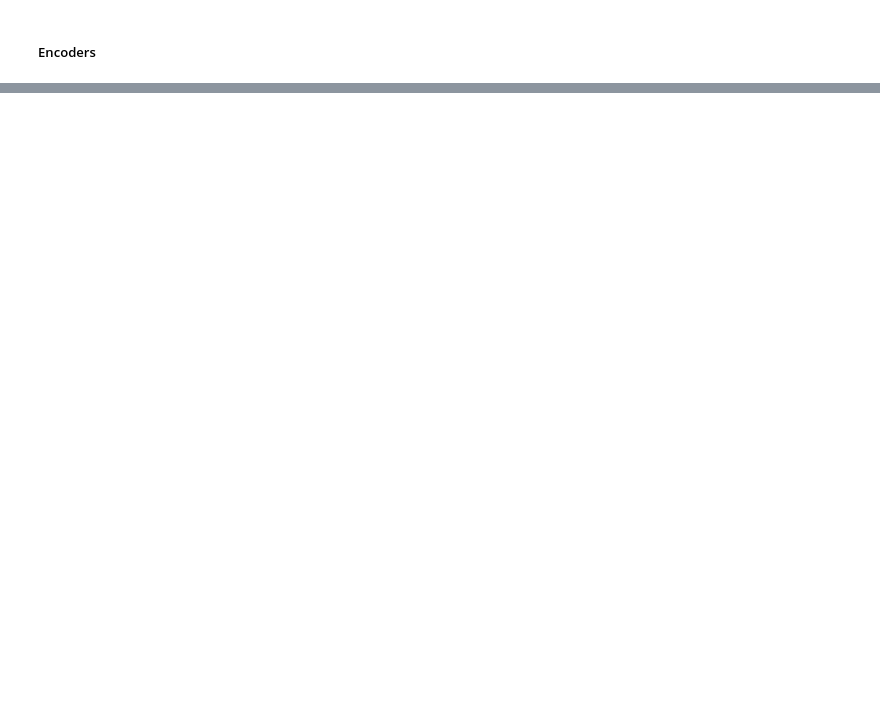
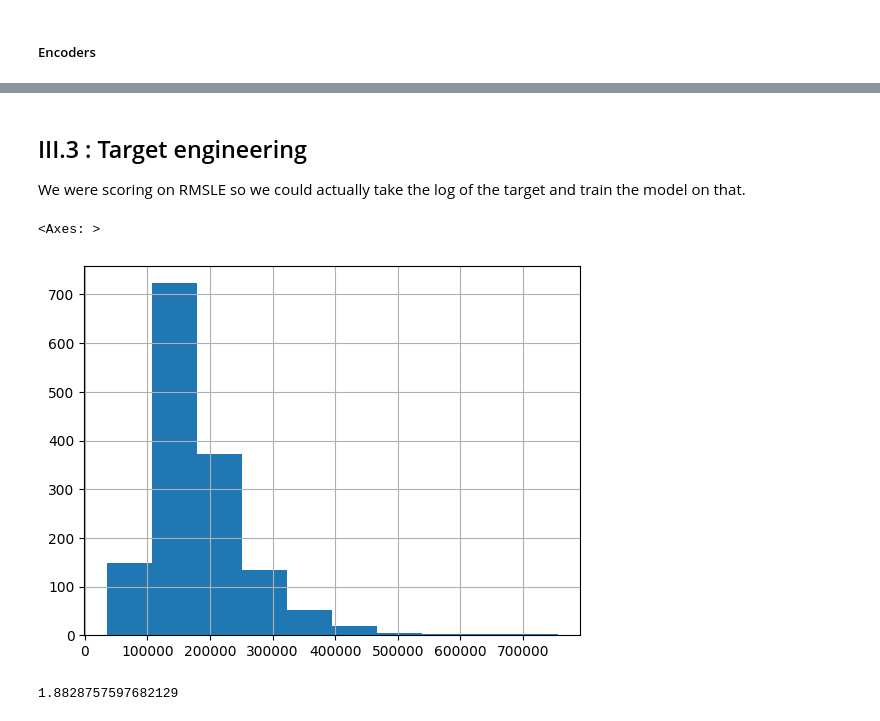
Before and after one commit to PabloRougerie/housing_kaggle, a Jupyter notebook: houses_kaggle_competition.ipynb, the cells around one changed output, grey strips where cells are left out. Drawn from its saved outputs; the diff is of its cells as text; code cells hidden in the pictures; blank space fills up the shorter version.

```diff
--- a/houses_kaggle_competition.ipynb
+++ b/houses_kaggle_competition.ipynb
@@ -1537,0 +1599,13 @@ results.to_csv("submission_final.csv", header=True, index=False)
+# %% [markdown]
+## III.3 : Target engineering
+
+We were scoring on RMSLE so we could actually take the log of the target and train the model on that.
+# %%
+data["SalePrice"].hist()
+# %% [output]
+<Axes: >
+[figure, added]
+# %%
+data["SalePrice"].skew()
+# %% [output]
+1.8828757597682129
```
Also changed, not shown: parts of 189 cells of this notebook, 2 other files.
